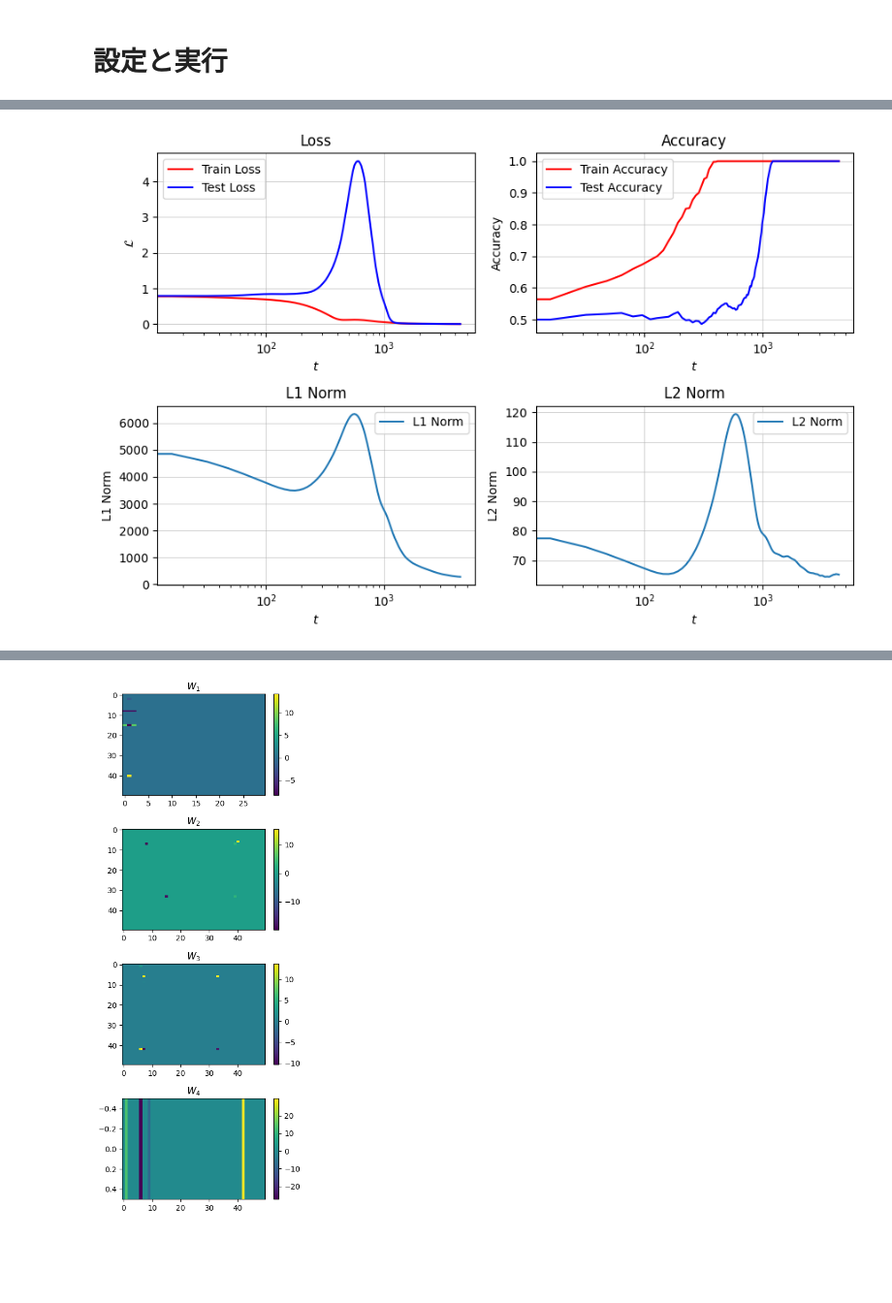
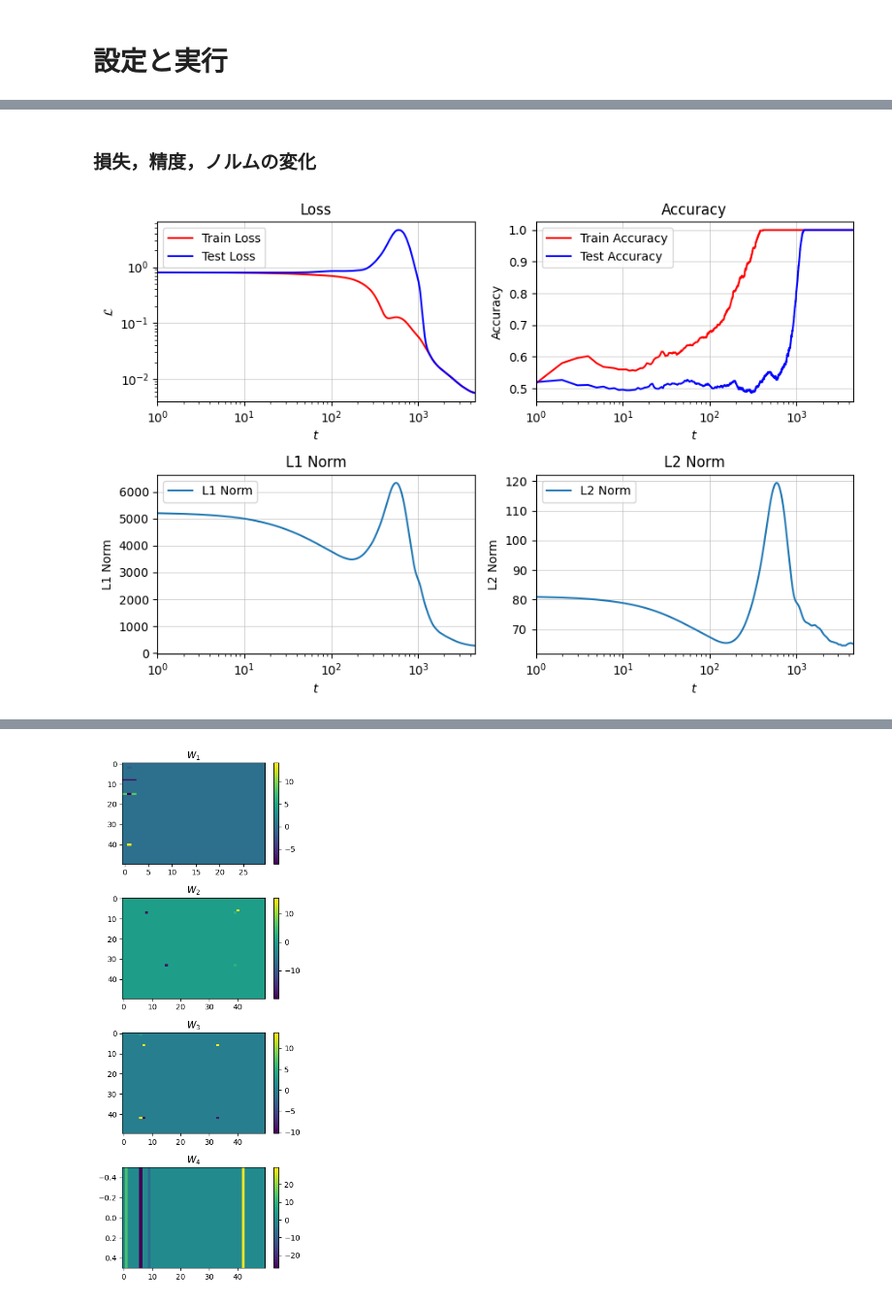
Before and after one commit to kodai-utsunomiya/memorization-and-generalization, a Jupyter notebook: numerical_experiments/1_reimplementation.ipynb, the cells around one changed output, grey strips where cells are left out. Shown at 97% size. Saved outputs shown, nothing was run; the diff lists cells and outputs as text; code cells hidden in the pictures; blank space fills up the shorter version.

```diff
--- a/numerical_experiments/1_reimplementation.ipynb
+++ b/numerical_experiments/1_reimplementation.ipynb
@@ -642,10 +679,12 @@ Step 4496/4500: Train Loss = 0.0057, Train Acc = 1.0000, Eval Loss = 0.0057, Eva
+# %% [markdown]
+### 損失，精度，ノルムの変化
 # %%
 import matplotlib.pyplot as plt
 import numpy as np
 import os
 import json
 
-def load_metrics_from_last_result_dir(checkpoint_dir):
+def load_metrics(checkpoint_dir):
     # metrics.jsonの読み込み
     metrics_file = os.path.join(checkpoint_dir, 'metrics.json')
     if not os.path.exists(metrics_file):
@@ -672,6 +711,8 @@ def plot_metrics(metrics):
     plt.plot(steps, train_losses, label='Train Loss', color='red')
     plt.plot(steps, eval_losses, label='Test Loss', color='blue')
     plt.xscale('log')
+    plt.yscale('log')
+    plt.xlim(1, max(steps)+1)
     plt.xlabel('$t$')
     plt.ylabel('$\mathcal{L}$')
     plt.title('Loss')
@@ -683,38 +724,41 @@ def plot_metrics(metrics):
     plt.plot(steps, train_accuracies, label='Train Accuracy', color='red')
     plt.plot(steps, eval_accuracies, label='Test Accuracy', color='blue')
     plt.xscale('log')
+    plt.xlim(1, max(steps)+1)
     plt.xlabel('$t$')
     plt.ylabel('Accuracy')
     plt.title('Accuracy')
     plt.grid(True, linestyle='-', linewidth=0.4)
     plt.legend()
 
     # L1 Norm
     plt.subplot(2, 2, 3)
     plt.plot(steps, l1_norms, label='L1 Norm')
     plt.xscale('log')
+    plt.xlim(1, max(steps)+1)
     plt.xlabel('$t$')
     plt.ylabel('L1 Norm')
     plt.title('L1 Norm')
     plt.grid(True, linestyle='-', linewidth=0.4)
     plt.legend()
 
     # L2 Norm
     plt.subplot(2, 2, 4)
     plt.plot(steps, l2_norms, label='L2 Norm')
     plt.xscale('log')
+    plt.xlim(1, max(steps)+1)
     plt.xlabel('$t$')
     plt.ylabel('L2 Norm')
     plt.title('L2 Norm')
     plt.grid(True, linestyle='-', linewidth=0.4)
     plt.legend()
 
     plt.tight_layout()
     plt.show()
 
 
 checkpoint_dir = 'test01'
-metrics = load_metrics_from_last_result_dir(checkpoint_dir)
+metrics = load_metrics(checkpoint_dir)
 plot_metrics(metrics)
 # %% [output]
-[figure, old version]
+[figure, new version]
```
Also changed, not shown: parts of 8 cells of this notebook.
